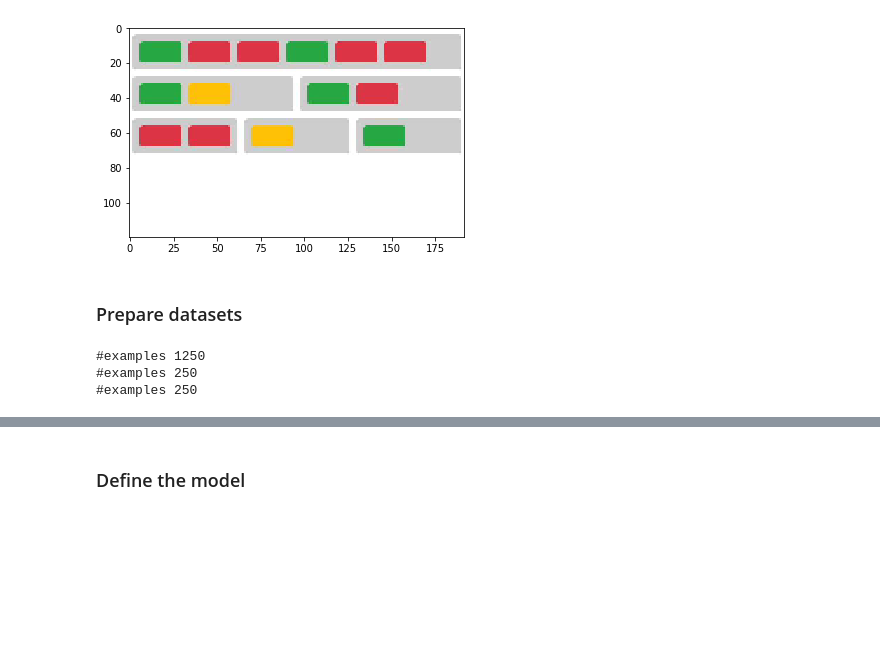
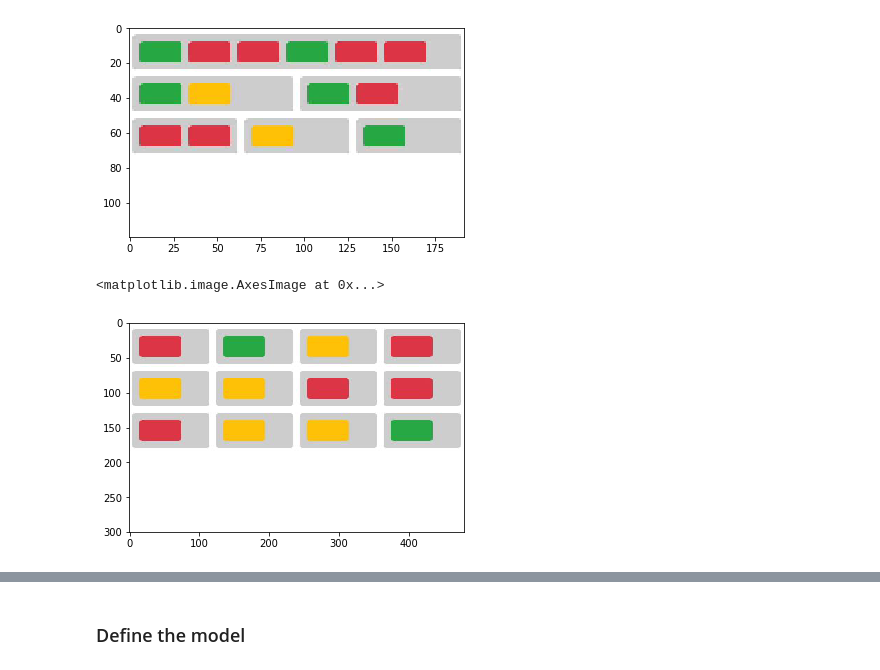
Before and after one commit to binh-vu/sketch2code, a Jupyter notebook: notebooks/s10_supervise_baseline.ipynb, the cells around one changed output, grey strips where cells are left out. Drawn from its saved outputs; the diff is of its cells as text; code cells hidden in the pictures; blank space fills up the shorter version.

```diff
--- a/notebooks/s10_supervise_baseline.ipynb
+++ b/notebooks/s10_supervise_baseline.ipynb
@@ -49,24 +54,8 @@ images = torch.tensor(images, device=device)
 # %% [output]
 #examples 1750
 [figure]
-# %% [markdown]
-### Prepare datasets
-# %%
-vocab, ivocab = make_toy_vocab_v1()
-
-def get_datasets():
-    global images
-    assert len(images) == len(tags)
-    indices = list(range(len(images)))
-
-    train_examples = make_dataset_v1(indices[:1250], tags, vocab)
-    valid_examples = make_dataset_v1(indices[1250:1500], tags, vocab)
-    test_examples = make_dataset_v1(indices[1500:], tags, vocab)
-
-    return train_examples, valid_examples, test_examples
-
-train_examples, valid_examples, test_examples = get_datasets()
-# %% [output]
-#examples 1250
-#examples 250
-#examples 250
+# %%
+plt.imshow(oimages[1033])
+# %% [output]
+<matplotlib.image.AxesImage at 0x...>
+[figure, added]
```
Also changed, not shown: parts of 36 cells of this notebook, 8 other files.
